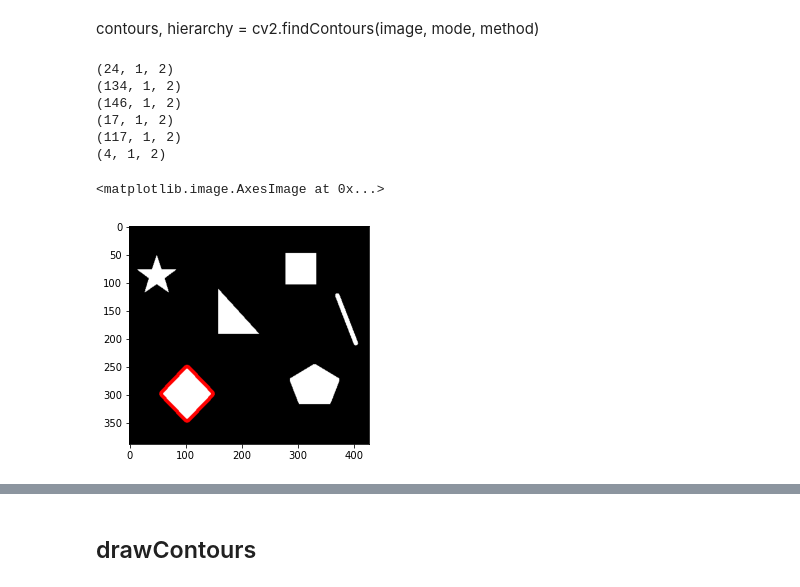
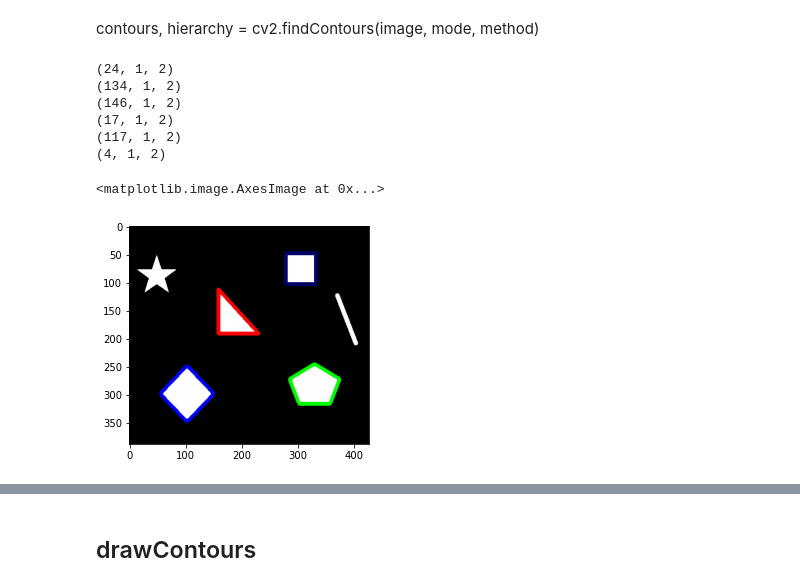
Before and after one commit to Erfan-Shakourii/image-processing, a Jupyter notebook: Cods/26-Finding_contours.ipynb, the cells around one changed output, grey strips where cells are left out. Drawn from its saved outputs; the diff is of its cells as text; code cells hidden in the pictures.

```diff
--- a/Cods/26-Finding_contours.ipynb
+++ b/Cods/26-Finding_contours.ipynb
@@ -10,20 +10,23 @@ import matplotlib.pyplot as plt
 image = cv2.imread('images/shapes.png', 0)
 ret, thresh = cv2.threshold(image, 127, 255, 0)
 contours, hierarchy = cv2.findContours(thresh, cv2.RETR_TREE, cv2.CHAIN_APPROX_SIMPLE)
+
+for contour in contours:
+    print(contour.shape)
+# %% [output]
+(24, 1, 2)
+(134, 1, 2)
+(146, 1, 2)
+(17, 1, 2)
+(117, 1, 2)
+(4, 1, 2)
-# %%
-for contour in contours:
-    print(contour.shape)
-# %% [output]
-(24, 1, 2)
-(134, 1, 2)
-(146, 1, 2)
-(17, 1, 2)
-(117, 1, 2)
-(4, 1, 2)
 # %%
 bgr_image = cv2.cvtColor(image, cv2.COLOR_GRAY2BGR)
-cv2.polylines(bgr_image, [contours[0]], True, (0,0,255), 5)
+cv2.polylines(bgr_image, [contours[0]], True, (250,0,0), 6)
+cv2.polylines(bgr_image, [contours[1]], True, (0,250,0), 6)
+cv2.polylines(bgr_image, [contours[3]], True, (0,0,250), 6)
+cv2.polylines(bgr_image, [contours[-1]], True, (100,0,0), 6)
 plt.imshow(bgr_image[...,::-1])
 # %% [output]
 <matplotlib.image.AxesImage at 0x...>
-[figure, old version]
+[figure, new version]
```
Also changed, not shown: parts of 6 cells of this notebook, 1 other file.
